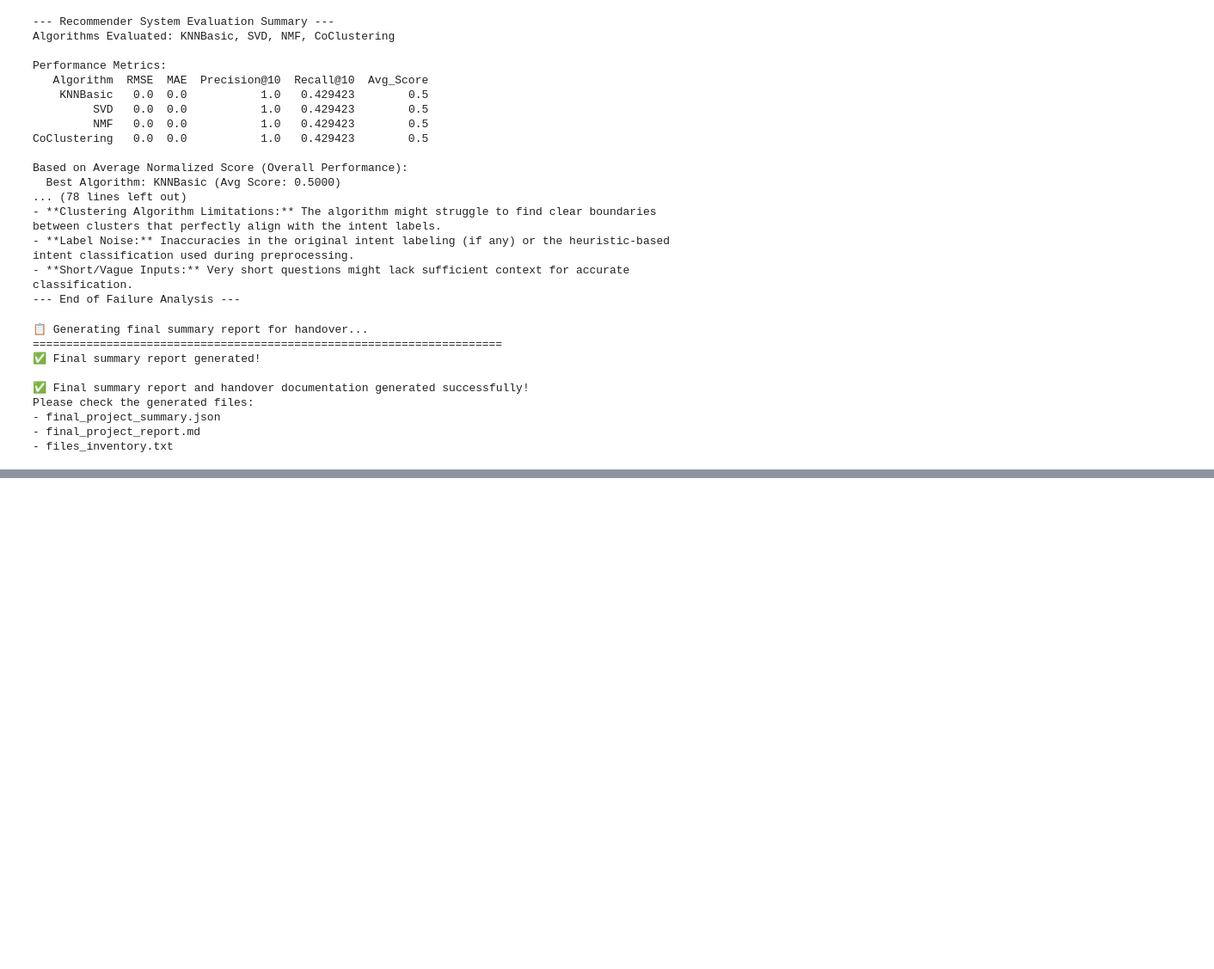
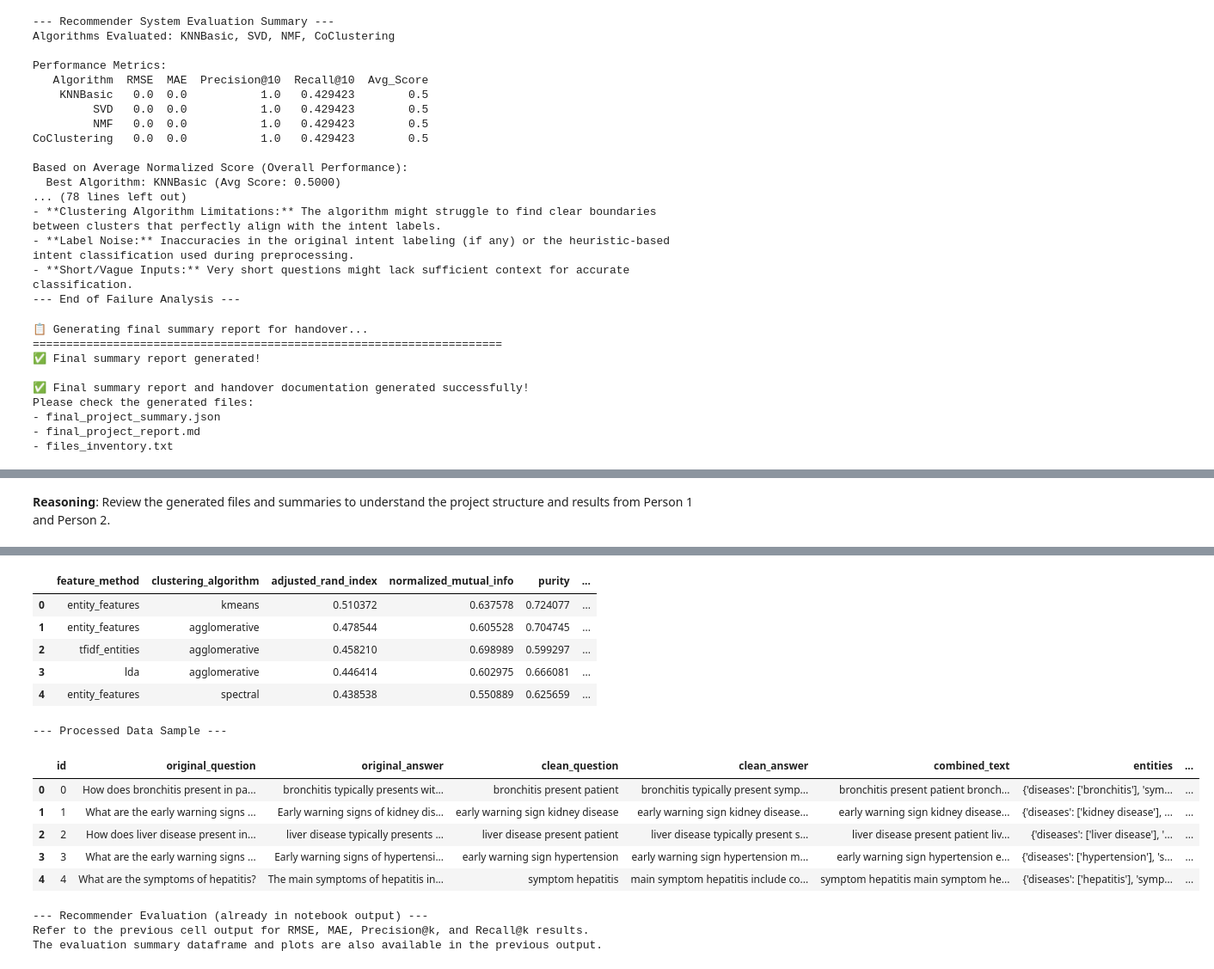
Before and after one commit to FreemanLiu0901/DataScience_Group9, a Jupyter notebook: Final Project (CRS) Presentations and Deliverables/HealthcareAssistantChatbot.ipynb, the cells around one changed output, grey strips where cells are left out. Shown at 86% size. Saved outputs shown, nothing was run; the diff lists cells and outputs as text; code cells hidden in the pictures; blank space fills up the shorter version.

```diff
--- a/Final Project (CRS) Presentations and Deliverables/HealthcareAssistantChatbot.ipynb
+++ b/Final Project (CRS) Presentations and Deliverables/HealthcareAssistantChatbot.ipynb
@@ -3324,0 +3330,55 @@ Please check the generated files:
+# %% [markdown]
+**Reasoning**:
+Review the generated files and summaries to understand the project structure and results from Person 1 and Person 2.
+# %%
+import os
+import json
+import pandas as pd
+import pprint
+
+# List generated files
+print("Generated Files:")
+for root, dirs, files in os.walk("."):
+    for file in files:
+        print(os.path.join(root, file))
+
+# Read the final project report
+print("\n--- Final Project Report (Summary) ---")
+try:
+    with open('final_project_report.md', 'r', encoding='utf-8') as f:
+        report_summary = f.read()
+        # Print only the first few lines to get an overview
+        print('\n'.join(report_summary.splitlines()[:30]))
+except FileNotFoundError:
+    print("final_project_report.md not found.")
+
+# Read the final project summary JSON
+print("\n--- Final Project Summary (JSON) ---")
+try:
+    with open('final_project_summary.json', 'r') as f:
+        summary_data = json.load(f)
+        pprint.pprint(summary_data)
+except FileNotFoundError:
+    print("final_project_summary.json not found.")
+
+# Read clustering evaluation results
+print("\n--- Clustering Evaluation Results ---")
+try:
+    clustering_eval_df = pd.read_csv('clustering_evaluation_results.csv')
+    display(clustering_eval_df.head())
+except FileNotFoundError:
+    print("clustering_evaluation_results.csv not found.")
+
+# Read processed data sample
+print("\n--- Processed Data Sample ---")
+try:
+    processed_data_df = pd.read_csv('healthcare_qa_processed.csv')
+    display(processed_data_df.head())
+except FileNotFoundError:
+    print("healthcare_qa_processed.csv not found.")
+
+# Review recommender evaluation output (already printed in the notebook)
+print("\n--- Recommender Evaluation (already in notebook output) ---")
+print("Refer to the previous cell output for RMSE, MAE, Precision@k, and Recall@k results.")
+print("The evaluation summary dataframe and plots are also available in the previous output.")
+# %% [output]
@@ -3324,0 +3402,16 @@ Please check the generated files:
+|  | feature_method | clustering_algorithm | adjusted_rand_index | normalized_mutual_info | purity | ... |
+| 0 | entity_features | kmeans | 0.510372 | 0.637578 | 0.724077 | ... |
+| 1 | entity_features | agglomerative | 0.478544 | 0.605528 | 0.704745 | ... |
+| 2 | tfidf_entities | agglomerative | 0.458210 | 0.698989 | 0.599297 | ... |
+| 3 | lda | agglomerative | 0.446414 | 0.602975 | 0.666081 | ... |
+| 4 | entity_features | spectral | 0.438538 | 0.550889 | 0.625659 | ... |
+--- Processed Data Sample ---
+|  | id | original_question | original_answer | clean_question | clean_answer | combined_text | entities | ... |
+| 0 | 0 | How does bronchitis present in pa... | bronchitis typically presents wit... | bronchitis present patient | bronchitis typically present symp... | bronchitis present patient bronch... | {'diseases': ['bronchitis'], 'sym... | ... |
+| 1 | 1 | What are the early warning signs ... | Early warning signs of kidney dis... | early warning sign kidney disease | early warning sign kidney disease... | early warning sign kidney disease... | {'diseases': ['kidney disease'], ... | ... |
+| 2 | 2 | How does liver disease present in... | liver disease typically presents ... | liver disease present patient | liver disease typically present s... | liver disease present patient liv... | {'diseases': ['liver disease'], '... | ... |
+| 3 | 3 | What are the early warning signs ... | Early warning signs of hypertensi... | early warning sign hypertension | early warning sign hypertension m... | early warning sign hypertension e... | {'diseases': ['hypertension'], 's... | ... |
+| 4 | 4 | What are the symptoms of hepatitis? | The main symptoms of hepatitis in... | symptom hepatitis | main symptom hepatitis include co... | symptom hepatitis main symptom he... | {'diseases': ['hepatitis'], 'symp... | ... |
+--- Recommender Evaluation (already in notebook output) ---
+Refer to the previous cell output for RMSE, MAE, Precision@k, and Recall@k results.
+The evaluation summary dataframe and plots are also available in the previous output.
```
Also changed, not shown: parts of 27 cells of this notebook.
